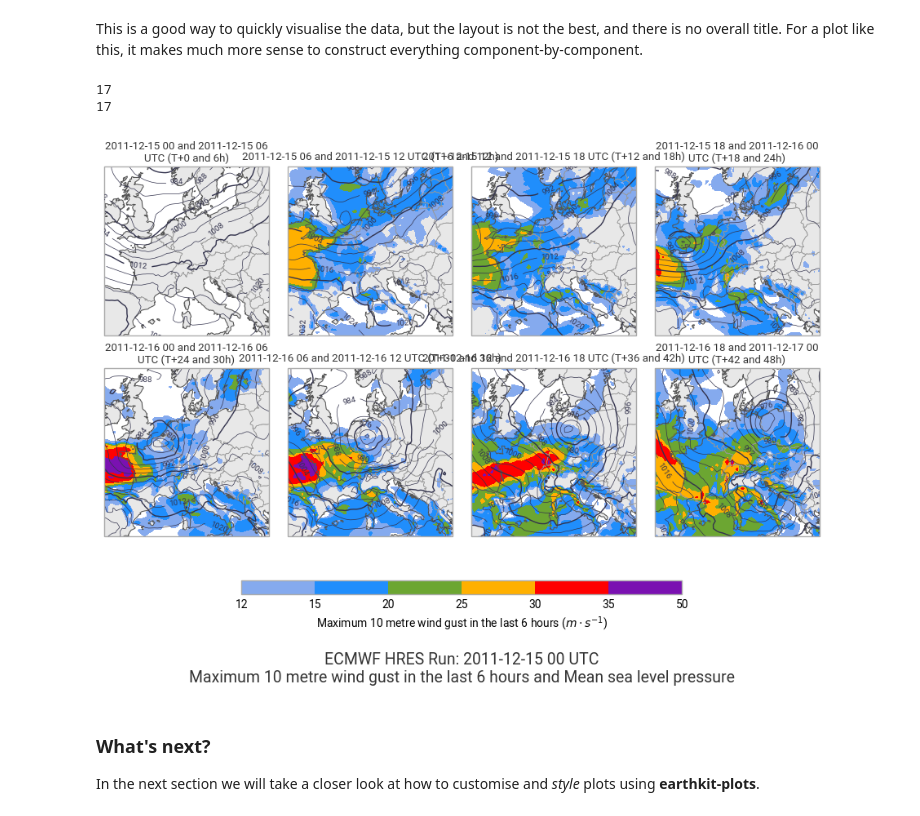
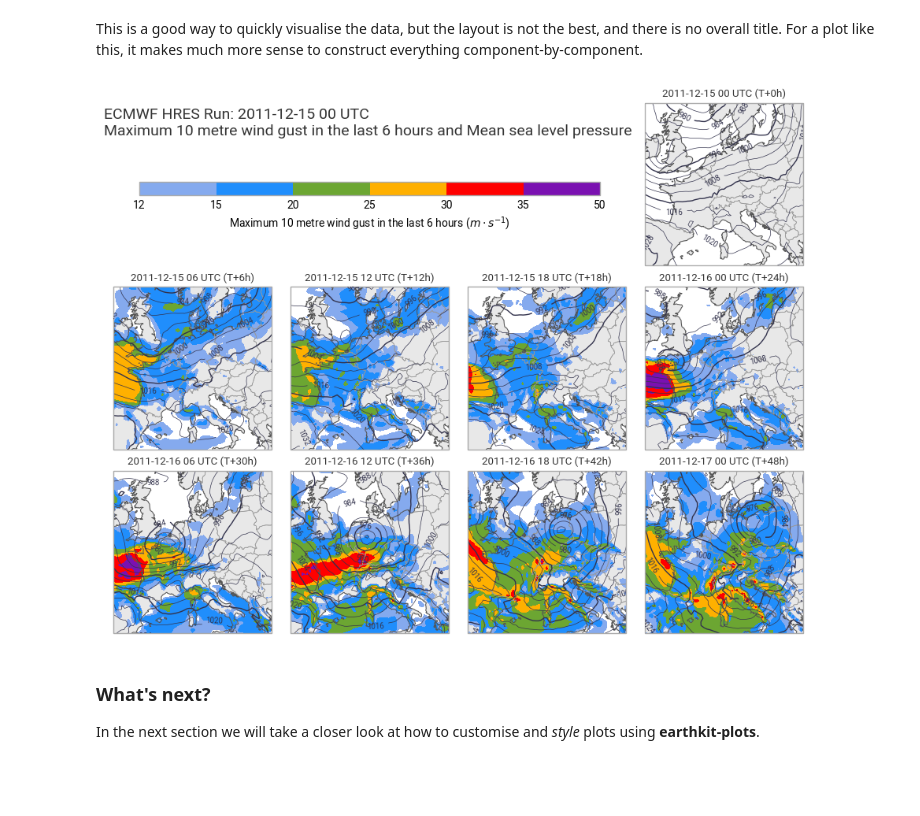
Before and after one commit to ecmwf/earthkit-plots, a Jupyter notebook: docs/examples/guide/03-components.ipynb, the cells around one changed output. Saved outputs shown, nothing was run; the diff lists cells and outputs as text; code cells hidden in the pictures; blank space fills up the shorter version.

```diff
--- a/docs/examples/guide/03-components.ipynb
+++ b/docs/examples/guide/03-components.ipynb
@@ -70,44 +72,36 @@ This is a good way to quickly visualise the data, but the layout is not the best
 # %%
 import matplotlib.pyplot as plt
 
 figure = ek.plots.Figure(
     domain=[-5, 23, 38, 60],
     size=(9, 7),
     rows=3,
     columns=4,
 )
 
-for i in range(4):
-    figure.add_map(0+i//4, i%4)
-# figure.add_map(2, 0, domain=["Spain", "France"])  # Map constructor options can be also passed here
+figure.add_map(0, 3)
+for i in range(8):
+    figure.add_map(1+i//4, i%4)
 
-print(len(data))
-data = data.sel(time=slice(2, -1))
-print(len(data))
-
-# figure[4].quickplot(data.sel(shortName="10fg6")[4])
 figure.quickplot(data.sel(shortName="10fg6"))
 figure.quickplot(data.sel(shortName="msl"), units="hPa")
 
 figure.land()
 figure.coastlines()
 figure.borders()
 
-ax = plt.axes((0.2, 0.2, 0.6, 0.025))
-
+ax = plt.axes((0.05, 0.8, 0.65, 0.025))
 figure.legend(ax=ax)
 
 figure.subplot_titles("{time:%Y-%m-%d %H} UTC (T+{lead_time}h)")
 figure.title(
     "ECMWF HRES Run: {base_time:%Y-%m-%d %H} UTC\n{variable_name}",
-    fontsize=14, horizontalalignment="center", x=0.5, y=0.1,
+    fontsize=14, horizontalalignment="left", x=0, y=0.96,
 )
 
 figure.show()
 # %% [output]
-17
-17
-[figure, old version]
+[figure, new version]
 # %% [markdown]
 ### What's next?
 
```
Also changed, not shown: parts of 3 cells of this notebook, 12 other files.
